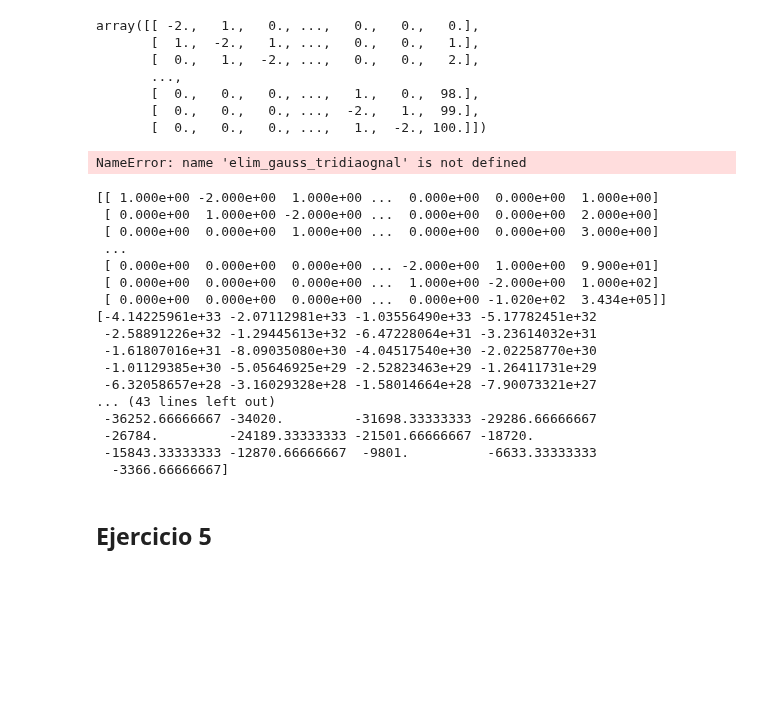
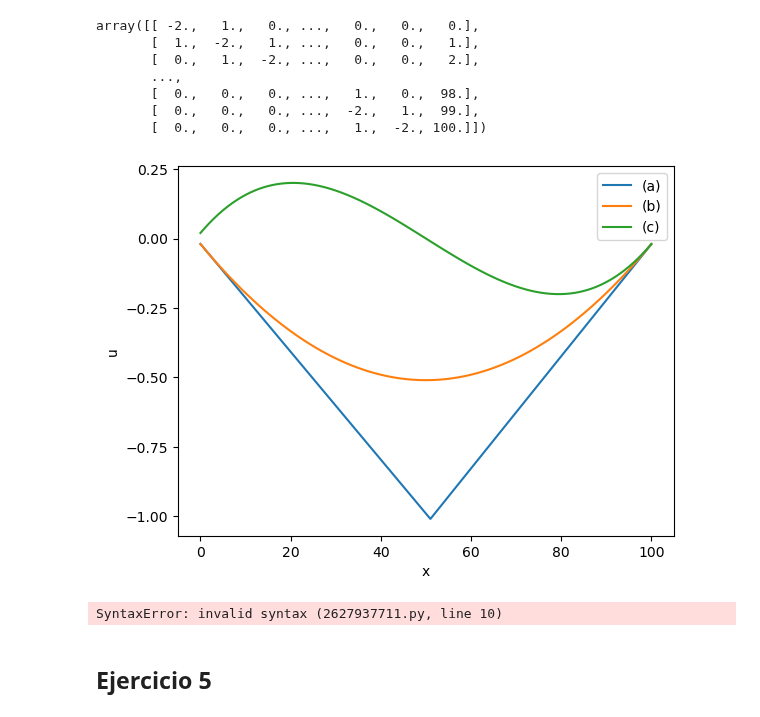
Before and after one commit to agFrenk/Metodos-TP, a Jupyter notebook: resolucion_tp.ipynb, the cells around one changed output. Cells and saved outputs as stored; diff of their text form; code cells hidden in the pictures; blank space fills up the shorter version.

```diff
--- a/resolucion_tp.ipynb
+++ b/resolucion_tp.ipynb
@@ -383,36 +383,36 @@ array([[ -2.,   1.,   0., ...,   0.,   0.,   0.],
 def verificacion_exp(ds):
 
   x = range(0, 101)
   x_ds = np.zeros((3, 101))
   for i in range(2):
     matrix_c = create_matrix_with_d(ds[i])
-    x_ds[i] = elim_gauss_tridiaognal(matrix_c)
+    x_ds[i] = thomas_algorithm_extended(matrix_c)
 
   matrix_c = create_matrix_with_d(ds[2])
   A = matrix_c[:, :-1]
 
 # El vector de términos independientes B es la última columna
   B = matrix_c[:, -1]
-  x_ds[2] = elim_gauss_tridiagonal(A, B)
+  x_ds[2] = thomas_algorithm(A, B)
 
   fig, ax = plt.subplots( nrows=1, ncols=1 )
   plt.plot(x, x_ds[0], label = "(a)")
   plt.plot(x, x_ds[1], label = "(b)")
   plt.plot(x, x_ds[2], label = "(c)")
   yticks = np.arange(-1, 0.50, 0.25)
   ax.set_yticks(yticks)
   ax.set_xlabel("x")
   ax.set_ylabel("u")
   plt.legend()
   #fig.savefig('verificacion_exp.pdf')
   plt.show()
 
 
   return
 
 verificacion_exp([d_a, d_b, d_c])
 # %% [output]
-NameError: name 'elim_gauss_tridiaognal' is not defined
+[figure, added]
 # %%
 
 M = create_matrix_with_d(d)
@@ -423,7 +423,7 @@ A = M[:, :-1]
 B = M[:, -1]
 
 sol_pivot = elim_gauss_con_pivot(M, 0.0000001)
-sol_tridiagonal = elim_gauss_tridiaognal(M)
+sol_tridiagonal = thomas_algorithm_extended(M)
 solplicita(u_0, A, m):
     m_res = np.zeros((m,101)).astype(np.float64)
     u=u_0
@@ -437,23 +437,7 @@ print(sol_pivot)
 print(sol_tridiagonal)
 print(sol_numpy)
 # %% [output]
-[[ 1.000e+00 -2.000e+00  1.000e+00 ...  0.000e+00  0.000e+00  1.000e+00]
- [ 0.000e+00  1.000e+00 -2.000e+00 ...  0.000e+00  0.000e+00  2.000e+00]
- [ 0.000e+00  0.000e+00  1.000e+00 ...  0.000e+00  0.000e+00  3.000e+00]
- ...
- [ 0.000e+00  0.000e+00  0.000e+00 ... -2.000e+00  1.000e+00  9.900e+01]
- [ 0.000e+00  0.000e+00  0.000e+00 ...  1.000e+00 -2.000e+00  1.000e+02]
- [ 0.000e+00  0.000e+00  0.000e+00 ...  0.000e+00 -1.020e+02  3.434e+05]]
-[-4.14225961e+33 -2.07112981e+33 -1.03556490e+33 -5.17782451e+32
- -2.58891226e+32 -1.29445613e+32 -6.47228064e+31 -3.23614032e+31
- -1.61807016e+31 -8.09035080e+30 -4.04517540e+30 -2.02258770e+30
- -1.01129385e+30 -5.05646925e+29 -2.52823463e+29 -1.26411731e+29
- -6.32058657e+28 -3.16029328e+28 -1.58014664e+28 -7.90073321e+27
-... (43 lines left out)
- -36252.66666667 -34020.         -31698.33333333 -29286.66666667
- -26784.         -24189.33333333 -21501.66666667 -18720.
- -15843.33333333 -12870.66666667  -9801.          -6633.33333333
-  -3366.66666667]
+SyntaxError: invalid syntax (2627937711.py, line 10)
 # %% [markdown]
 ## Ejercicio 5
 # %% [markdown]
```
Also changed, not shown: parts of 18 cells of this notebook.
